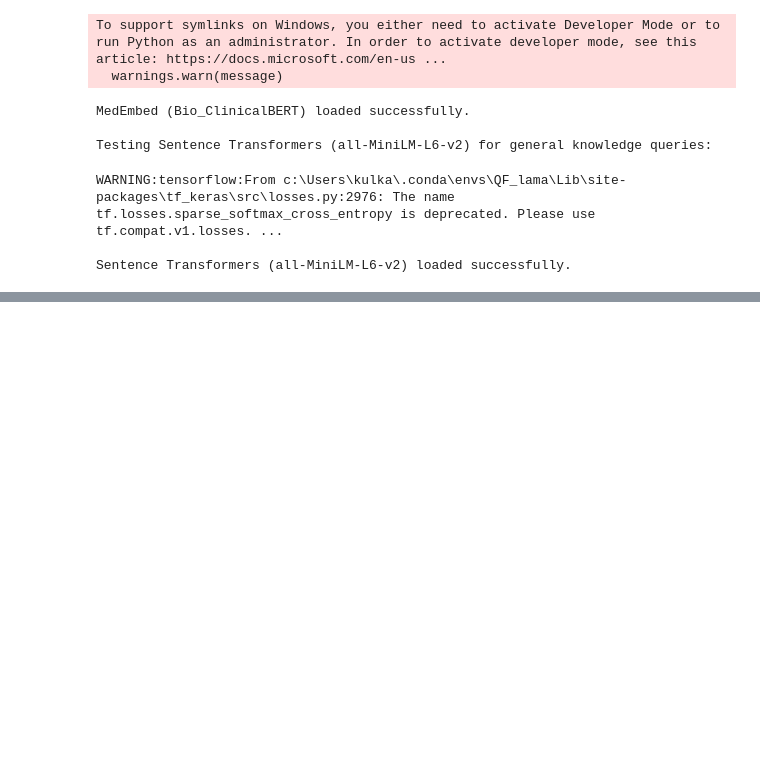
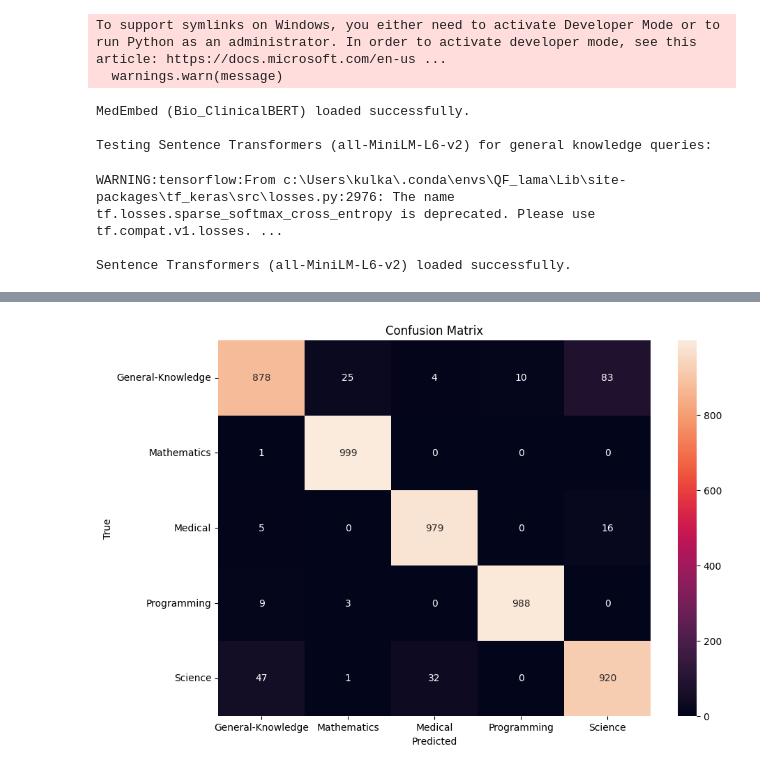
Before and after one commit to Atharvack/Dynamic-Embeddings, a Jupyter notebook: embeddings.ipynb, the cells around one changed output, grey strips where cells are left out. Cells and saved outputs as stored; diff of their text form; code cells hidden in the pictures; blank space fills up the shorter version.

```diff
--- a/embeddings.ipynb
+++ b/embeddings.ipynb
@@ -257,0 +439,3 @@ Sentence Transformers (all-MiniLM-L6-v2) loaded successfully.
+# %%
+
+df_test['label_encoded'] = label_encoder.fit_transform(df_test['label'])
@@ -257,0 +446,4 @@ Sentence Transformers (all-MiniLM-L6-v2) loaded successfully.
+# %%
+columns_test = ["col_"+str(i) for i in range(rf_embedding_arr_test.shape[1])]
+df_test_embeddings = pd.DataFrame(rf_embedding_arr_test, columns=columns_test)
+df_test_embeddings["label"] = df_test["label_encoded"]
@@ -257,0 +466,16 @@ Sentence Transformers (all-MiniLM-L6-v2) loaded successfully.
+# %%
+x_test = df_test_embeddings.drop(columns=["label"])
+y_test = df_test_embeddings["label"]
+# %%
+from sklearn.metrics import accuracy_score, classification_report
+
+# Predict on test set
+y_pred = best_rf.predict(x_test)
+
+# Evaluate
+test_accuracy = accuracy_score(y_test, y_pred)
+print(f"\nTest accuracy: {test_accuracy:.3f}")
+
+# Detailed report
+print("\nClassification Report:")
+print(classification_report(y_test, y_pred))
@@ -257,0 +497,16 @@ Sentence Transformers (all-MiniLM-L6-v2) loaded successfully.
+# %%
+from sklearn.metrics import confusion_matrix
+import seaborn as sns
+import matplotlib.pyplot as plt
+
+cm = confusion_matrix(y_test, y_pred)
+plt.figure(figsize=(10,7))
+sns.heatmap(cm, annot=True, fmt='d',
+            xticklabels=label_encoder.classes_,
+            yticklabels=label_encoder.classes_)
+plt.xlabel('Predicted')
+plt.ylabel('True')
+plt.title('Confusion Matrix')
+plt.show()
+# %% [output]
+[figure, added]
```
Also changed, not shown: parts of 25 cells of this notebook, 1 other file.
